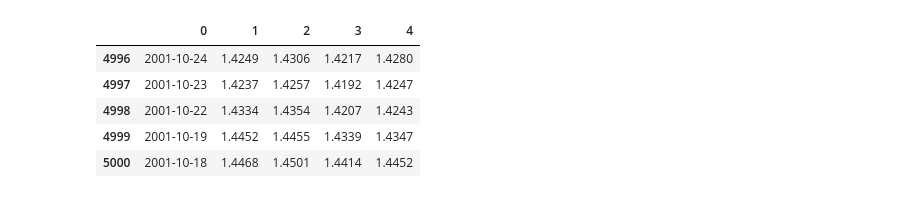
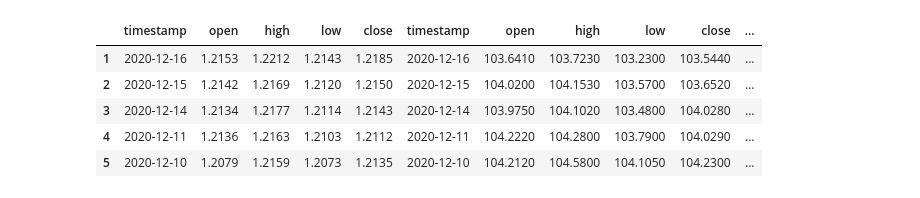
Before and after one commit to lchristij/Project-01, a Jupyter notebook: api_data.ipynb, the cells around one changed output. Saved outputs shown, nothing was run; the diff lists cells and outputs as text; code cells hidden in the pictures.

```diff
--- a/api_data.ipynb
+++ b/api_data.ipynb
@@ -13,7 +24,7 @@ eur_querystring = {"from_symbol":"EUR","function":"FX_DAILY","to_symbol":"USD","
 jpy_querystring = {"from_symbol":"USD","function":"FX_DAILY","to_symbol":"JPY","outputsize":"full","datatype":"csv"}
 gbp_querystring = {"from_symbol":"GBP","function":"FX_DAILY","to_symbol":"USD","outputsize":"full","datatype":"csv"}
 headers = {
-    'x-rapidapi-key': "api key here",
+    'x-rapidapi-key': "ra_key",
     'x-rapidapi-host': "alpha-vantage.p.rapidapi.com"
     }
 
@@ -51,15 +62,15 @@ timestamp,open,high,low,close
 # %%
 eur_data = eur_response.text
 eur_df = pd.DataFrame([x.split(',') for x in eur_data.splitlines()])
-header = eur_df.iloc[0]
+eur_df.columns = eur_df.iloc[0]
 eur_df = eur_df[1:]
 
 jpy_data = jpy_response.text
 jpy_df = pd.DataFrame([x.split(',') for x in jpy_data.splitlines()])
-header = jpy_df.iloc[0]
+jpy_df.columns = jpy_df.iloc[0]
 jpy_df = jpy_df[1:]
 
 gbp_data = gbp_response.text
 gbp_df = pd.DataFrame([x.split(',') for x in gbp_data.splitlines()])
-header = gbp_df.iloc[0]
+gbp_df.columns = gbp_df.iloc[0]
 gbp_df = gbp_df[1:]
@@ -96,9 +76,0 @@ jpy_df.tail()
-# %%
-gbp_df.tail()
-# %% [output]
-|  | 0 | 1 | 2 | 3 | 4 |
-| 4996 | 2001-10-24 | 1.4249 | 1.4306 | 1.4217 | 1.4280 |
-| 4997 | 2001-10-23 | 1.4237 | 1.4257 | 1.4192 | 1.4247 |
-| 4998 | 2001-10-22 | 1.4334 | 1.4354 | 1.4207 | 1.4243 |
-| 4999 | 2001-10-19 | 1.4452 | 1.4455 | 1.4339 | 1.4347 |
-| 5000 | 2001-10-18 | 1.4468 | 1.4501 | 1.4414 | 1.4452 |
@@ -104,0 +88,12 @@ gbp_df.tail()
+# %%
+curr_fx = pd.DataFrame()
+curr_fx = pd.concat([eur_df, jpy_df, gbp_df], axis=1, sort=False)
+
+curr_fx.head()
+# %% [output]
+|  | timestamp | open | high | low | close | timestamp | open | high | low | close | ... |
+| 1 | 2020-12-16 | 1.2153 | 1.2212 | 1.2143 | 1.2185 | 2020-12-16 | 103.6410 | 103.7230 | 103.2300 | 103.5440 | ... |
+| 2 | 2020-12-15 | 1.2142 | 1.2169 | 1.2120 | 1.2150 | 2020-12-15 | 104.0200 | 104.1530 | 103.5700 | 103.6520 | ... |
+| 3 | 2020-12-14 | 1.2134 | 1.2177 | 1.2114 | 1.2143 | 2020-12-14 | 103.9750 | 104.1020 | 103.4800 | 104.0280 | ... |
+| 4 | 2020-12-11 | 1.2136 | 1.2163 | 1.2103 | 1.2112 | 2020-12-11 | 104.2220 | 104.2800 | 103.7900 | 104.0290 | ... |
+| 5 | 2020-12-10 | 1.2079 | 1.2159 | 1.2073 | 1.2135 | 2020-12-10 | 104.2120 | 104.5800 | 104.1050 | 104.2300 | ... |
```
Also changed, not shown: parts of 11 cells of this notebook.
